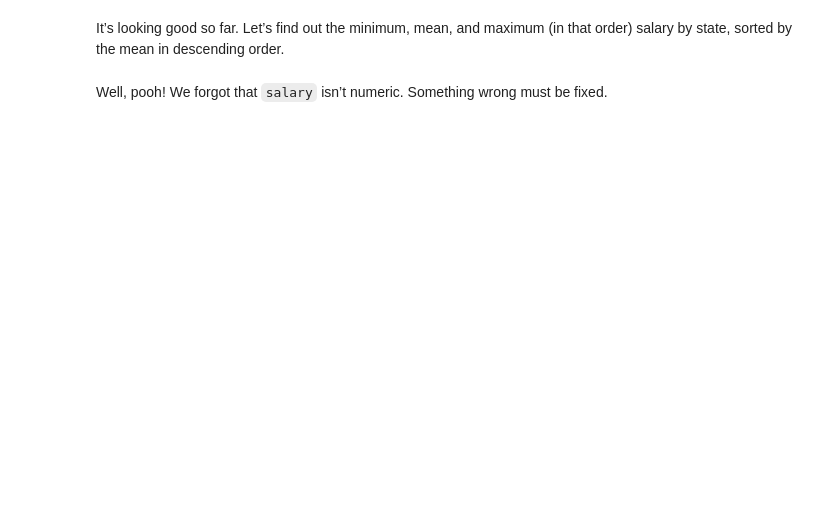
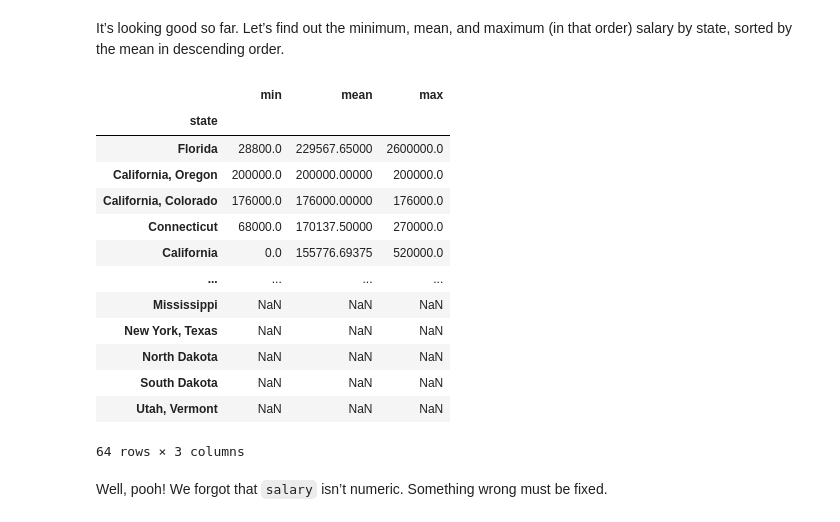
Before and after one commit to cmbarrosb/ds-fall-2025-fri-630, a Jupyter notebook: Week-02-Pandas-Part-2-and-DS-Overview/exercise/carlos-barros-week-02.ipynb, the cells around one changed output. Cells and saved outputs as stored; diff of their text form; code cells hidden in the pictures; blank space fills up the shorter version.

```diff
--- a/Week-02-Pandas-Part-2-and-DS-Overview/exercise/carlos-barros-week-02.ipynb
+++ b/Week-02-Pandas-Part-2-and-DS-Overview/exercise/carlos-barros-week-02.ipynb
@@ -139,6 +180,7 @@ You’re going to have a gander at the computing/tech subset first because thats
 That value among the top 5 is what you’re looking for innit? Filter out all the rows not in that industry and save it into a new dataframe.
 # %%
 # Filtery filter. (Save it to a new variable, df_salary_tech.)
+df_salary_tech = df[df['industry'] == 'Computing or Tech']
 # %% [markdown]
 Do a sanity check to make sure that the only values you kept are the one you are filtered for.
 # %%
@@ -149,3 +194,5 @@ We are very interested in salary figures. But how many dollars 💵 is a euro
 For now, let’s just look at U.S. dollars (`'USD'`).
 # %%
 # Filtery filter for just the jobs that pay in USD!
+df_salary_tech_usd = df_salary_tech[df_salary_tech['currency'] == 'USD']
+print(df_salary_tech_usd['currency'].unique())
@@ -164,3 +226,11 @@ Let’s not worry about anything below the first 5 values for now. Convert the t
+# %%
+# Replace them all with 'US'.
+df_salary_tech_usd.loc[:,'country'] = df_salary_tech_usd['country'].replace({
+    'United States': 'US',
+    'USA': 'US',
+    'United States of America': 'US',
+    'U.S.': 'US'
+})
 # %% [markdown]
 Have a look at the count of each unique country again now.
 # %%
@@ -169,6 +254,13 @@ Have a look at the count of each unique country again now.
 Did you notice anything interesting?
 # %%
 # BONUS CREDIT: resolve [most of] those anomalous cases too without exhaustively taking every variant literally into account.
+
+df_salary_tech_usd.loc[:,'country'] = (
+    df_salary_tech_usd['country']
+    .str.strip()
+    .str.replace('.', '', regex=False)
+    .str.title()
+ )
 # %%
 
 # BONUS CREDIT: if you’ve resolved it, let’s see how well you did by counting the number of instances of each unique value.
@@ -176,5 +287,27 @@ Did you notice anything interesting?
 It’s looking good so far. Let’s find out the minimum, mean, and maximum (in that order) salary by state, sorted by the mean in descending order.
 # %%
 # Find the minimum, mean, and maximum salary in USD by U.S. state.
+df_us = df_salary_tech_usd[df_salary_tech_usd['country'] == 'Us']
+summary = (
+    df_us.groupby('state')['salary']
+    .agg(['min', 'mean', 'max'])
+    .sort_values('mean', ascending=False)
+)
+summary
+# %% [output]
+|  | min | mean | max |
+| state |  |  |  |
+| Florida | 28800.0 | 229567.65000 | 2600000.0 |
+| California, Oregon | 200000.0 | 200000.00000 | 200000.0 |
+| California, Colorado | 176000.0 | 176000.00000 | 176000.0 |
+| Connecticut | 68000.0 | 170137.50000 | 270000.0 |
+| California | 0.0 | 155776.69375 | 520000.0 |
+| ... | ... | ... | ... |
+| Mississippi | NaN | NaN | NaN |
+| New York, Texas | NaN | NaN | NaN |
+| North Dakota | NaN | NaN | NaN |
+| South Dakota | NaN | NaN | NaN |
+| Utah, Vermont | NaN | NaN | NaN |
+64 rows × 3 columns
 # %% [markdown]
 Well, pooh! We forgot that `salary` isn’t numeric. Something wrong must be fixed.
```
Also changed, not shown: parts of 19 cells of this notebook.
